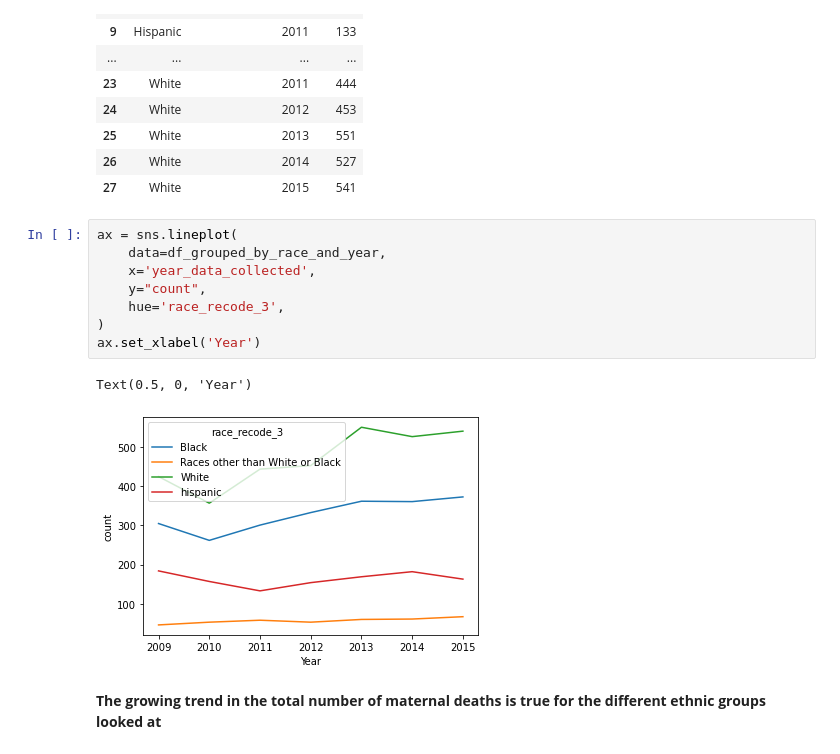
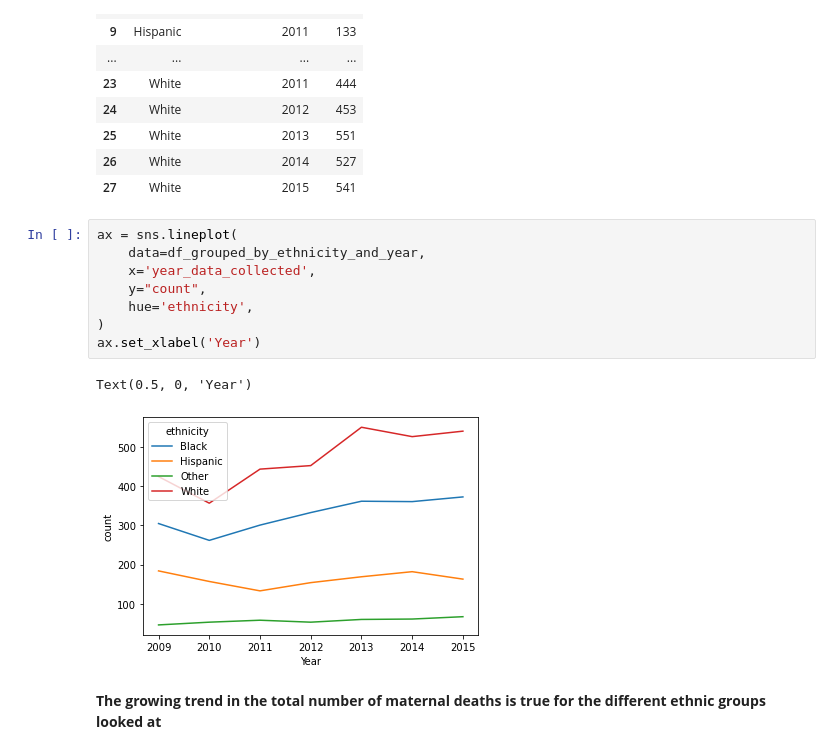
Before and after one commit to andrezafeu/maternal_mortality, a Jupyter notebook: EDA.ipynb, the cells around one changed output. Drawn from its saved outputs; the diff is of its cells as text.

```diff
--- a/EDA.ipynb
+++ b/EDA.ipynb
@@ -253,15 +253,15 @@ df_grouped_by_ethnicity_and_year
 | 27 | White | 2015 | 541 |
 # %%
 ax = sns.lineplot(
-    data=df_grouped_by_race_and_year,
+    data=df_grouped_by_ethnicity_and_year,
     x='year_data_collected',
     y="count",
-    hue='race_recode_3',
+    hue='ethnicity',
 )
 ax.set_xlabel('Year')
 # %% [output]
 Text(0.5, 0, 'Year')
-[figure, old version]
+[figure, new version]
 # %% [markdown]
 **The growing trend in the total number of maternal deaths is true for the different ethnic groups looked at**
 # %% [markdown]
```
Also changed, not shown: parts of 3 cells of this notebook.
